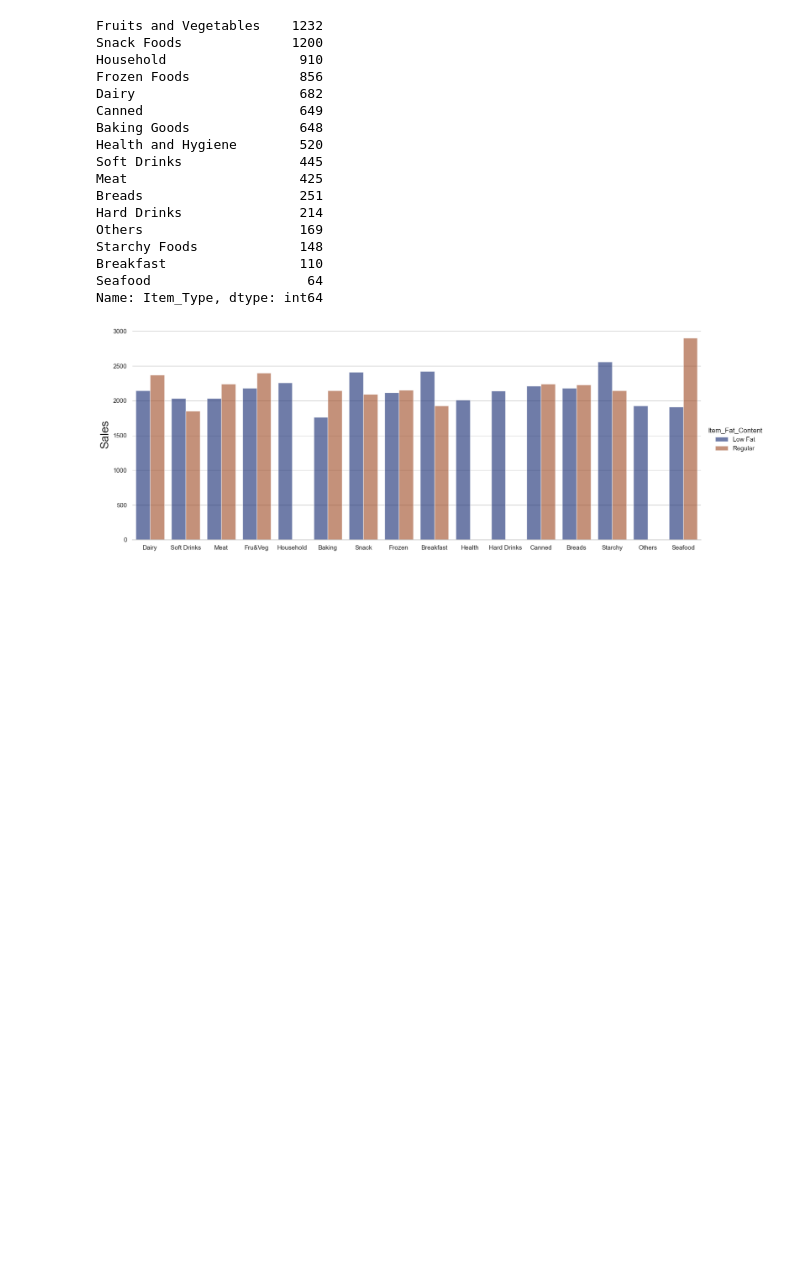
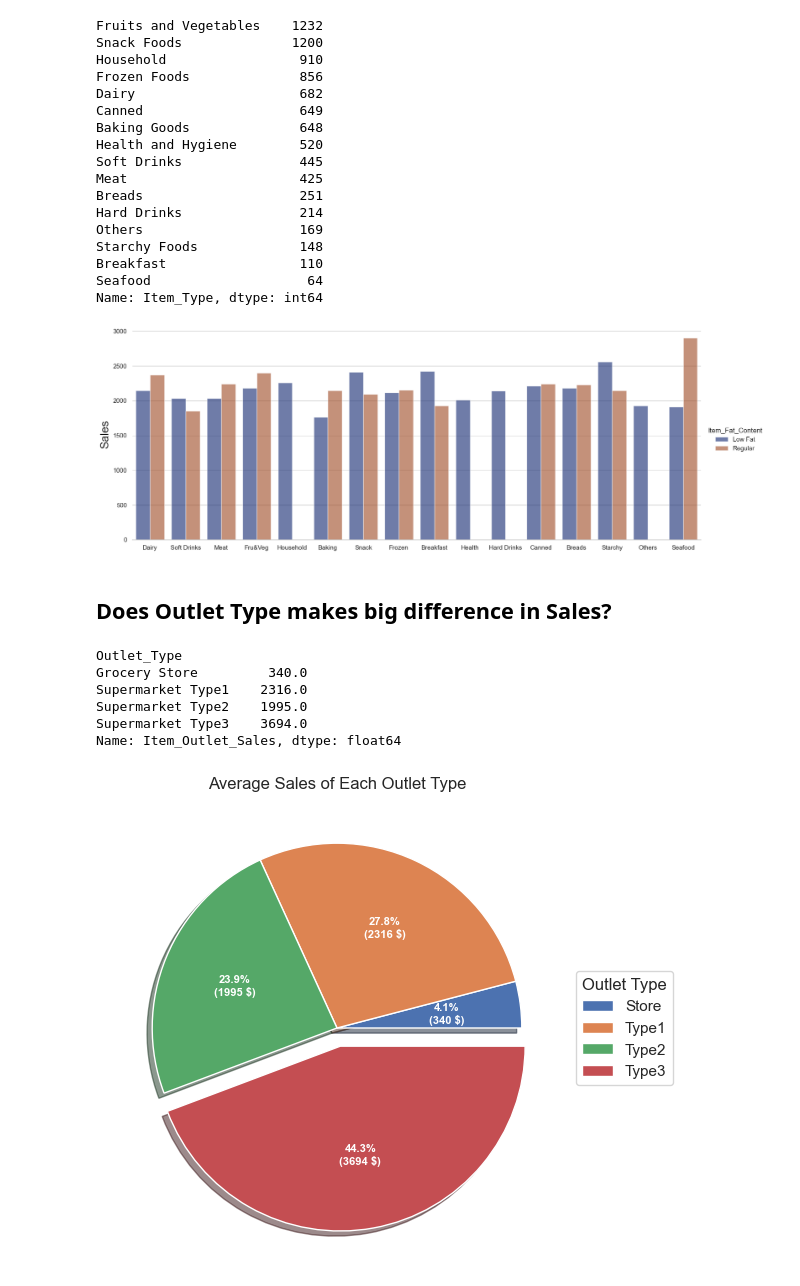
Before and after one commit to QianFu520/Food-Sales-Predictions, a Jupyter notebook: Part 3-Explanatory Visualizations Tell a Story.ipynb, the cells around one changed output. Cells and saved outputs as stored; diff of their text form; code cells hidden in the pictures; blank space fills up the shorter version.

```diff
--- a/Part 3-Explanatory Visualizations Tell a Story.ipynb
+++ b/Part 3-Explanatory Visualizations Tell a Story.ipynb
@@ -85,3 +85,49 @@ g.set_axis_labels("", "Sales", fontsize=20)
 plt.savefig('products property.png', dpi = 300)
 # %% [output]
 [figure]
+# %% [markdown]
+## Does Outlet Type makes big difference in Sales?
+# %%
+outlet_type_sale = df.groupby('Outlet_Type')['Item_Outlet_Sales'].mean().round(0)
+outlet_type_sale
+# %% [output]
+Outlet_Type
+Grocery Store         340.0
+Supermarket Type1    2316.0
+Supermarket Type2    1995.0
+Supermarket Type3    3694.0
+Name: Item_Outlet_Sales, dtype: float64
+# %%
+fig, ax = plt.subplots(figsize=(8, 6), subplot_kw=dict(aspect="equal"))
+
+outlet_type_sales = ["340.0 $ Grocery Store",
+          "2316.0 $ Supermarket Type1",
+          "1995.0 $ Supermarket Type2",
+          "3694.0 $ Supermarket Type3"]
+
+data = [float(x.split()[0]) for x in outlet_type_sales]
+outlet_type = [x.split()[-1] for x in outlet_type_sales]
+
+explode = [0, 0, 0, 0.1]
+
+
+def func(pct, allvals):
+    absolute = int(np.round(pct/100.*np.sum(allvals)))
+    return "{:.1f}%\n({:d} $)".format(pct, absolute)
+
+
+wedges, texts, autotexts = ax.pie(data, autopct=lambda pct: func(pct, data),
+                                  textprops=dict(color="w"), shadow=True, explode=explode)
+
+ax.legend(wedges, ingredients,
+          title="Outlet Type",
+          loc="center left",
+          bbox_to_anchor=(1, 0, 0.5, 1))
+
+plt.setp(autotexts, size=8, weight="bold")
+
+ax.set_title("Average Sales of Each Outlet Type")
+
+plt.show()
+# %% [output]
+[figure, added]
```
Also changed, not shown: 2 other files.
